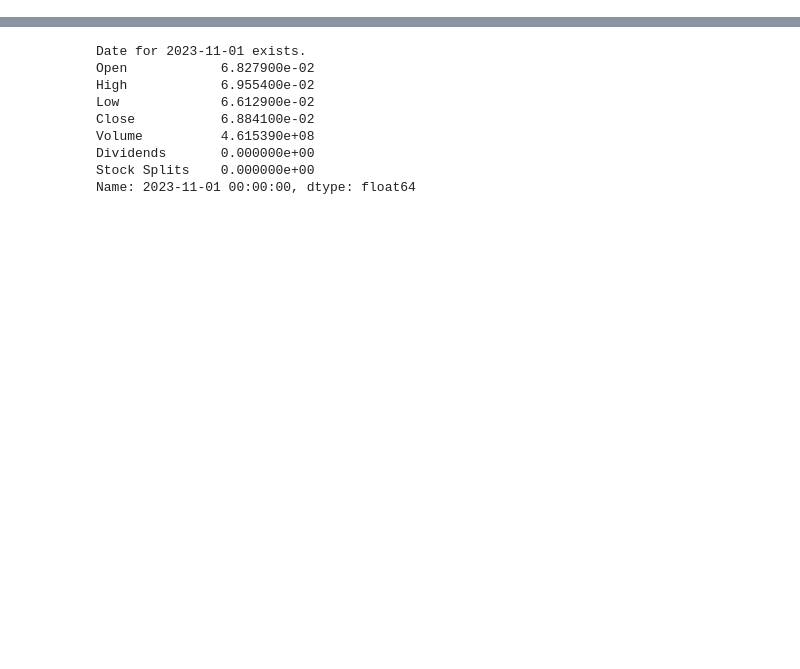
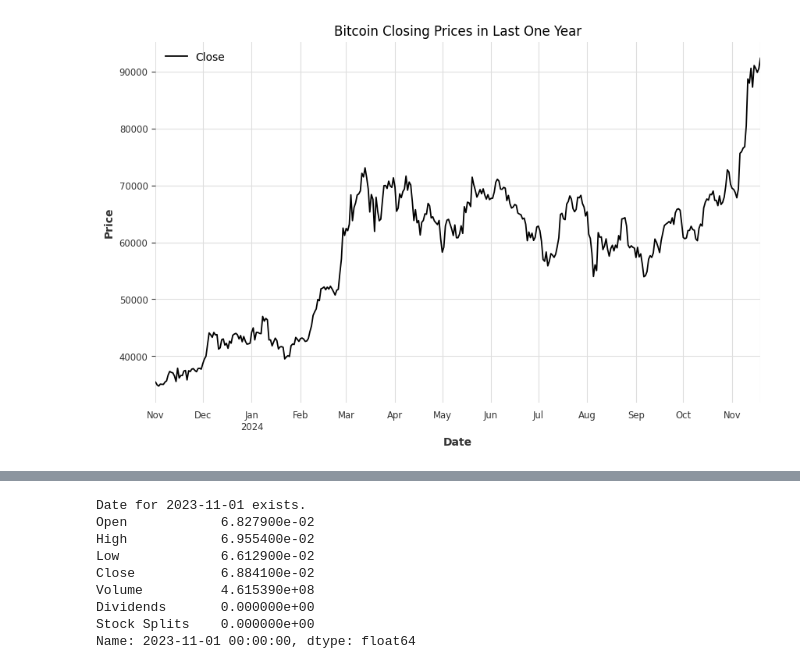
Before and after one commit to preetsanjam/Crypto_Price_Analysis, a Jupyter notebook: Crypto_Price_&_Sentiment_Analysis.ipynb, the cells around one changed output, grey strips where cells are left out. Saved outputs shown, nothing was run; the diff lists cells and outputs as text; code cells hidden in the pictures; blank space fills up the shorter version.

```diff
--- a/Crypto_Price_&_Sentiment_Analysis.ipynb
+++ b/Crypto_Price_&_Sentiment_Analysis.ipynb
@@ -16,0 +71,12 @@ warnings.filterwarnings('ignore')
+# %%
+date_to_check = '2024-11-01'
+
+# Ensure the index is of datetime type
+bitcoin_data.index = pd.to_datetime(bitcoin_data.index)
+
+# Check if the date exists using .loc
+if date_to_check in bitcoin_data.index:
+    print(f"Data for {date_to_check} exists:")
+    print(bitcoin_data.loc[date_to_check])
+else:
+    print(f"Data for {date_to_check} does not exist.")
@@ -16,0 +93,9 @@ warnings.filterwarnings('ignore')
+# %%
+btc_one_year = bitcoin_data.loc['2023-11-01':'2024-11-19']
+btc_one_year.plot.line(y='Close',figsize=(10,6),use_index=True)
+plt.title('Bitcoin Closing Prices in Last One Year')
+plt.xlabel('Date')
+plt.ylabel('Price')
+plt.show()
+# %% [output]
+[figure, added]
```
Also changed, not shown: parts of 23 cells of this notebook.
